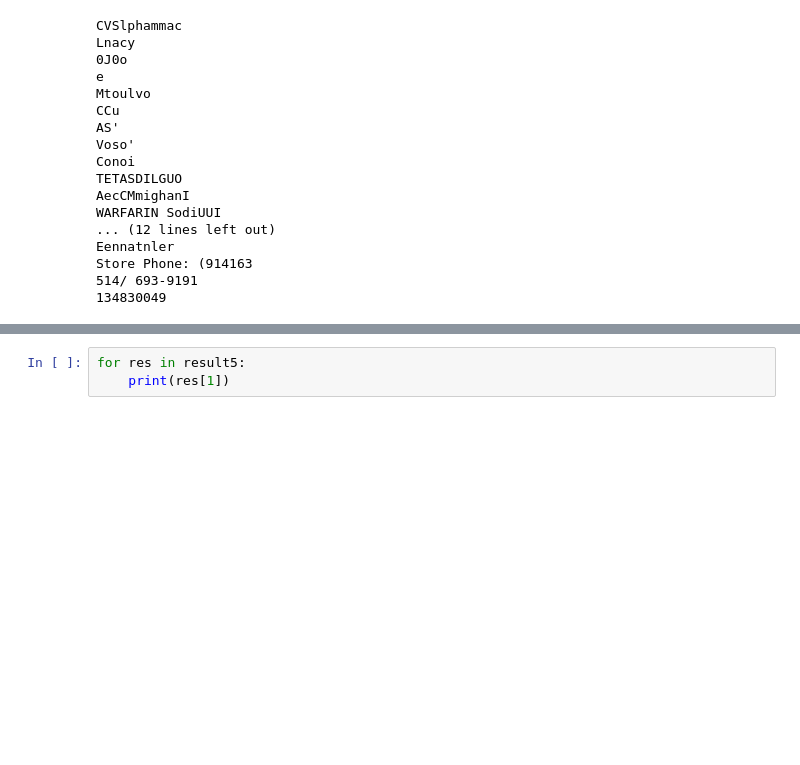
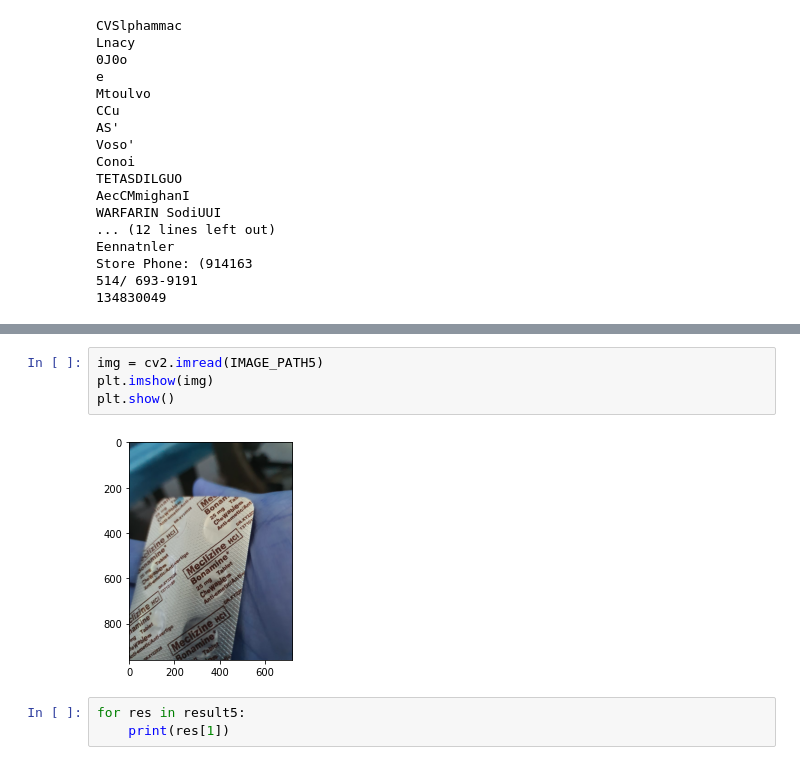
Before and after one commit to jamesmattluyon/CpE-AIML, a Jupyter notebook: OCRPytorch_BrenanAndFriends.ipynb, the cells around one changed output, grey strips where cells are left out. Saved outputs shown, nothing was run; the diff lists cells and outputs as text; blank space fills up the shorter version.

```diff
--- a/OCRPytorch_BrenanAndFriends.ipynb
+++ b/OCRPytorch_BrenanAndFriends.ipynb
@@ -254,6 +216,12 @@ Using CPU. Note: This module is much faster with a GPU.
    [69.04061945574786, 973.2717455585532]],
   'ORXY22028',
   0.2728835421786994)]
+# %%
+img = cv2.imread(IMAGE_PATH5)
+plt.imshow(img)
+plt.show()
+# %% [output]
+[figure, added]
 # %%
 for res in result5:
     print(res[1])
```
Also changed, not shown: parts of 16 cells of this notebook.
